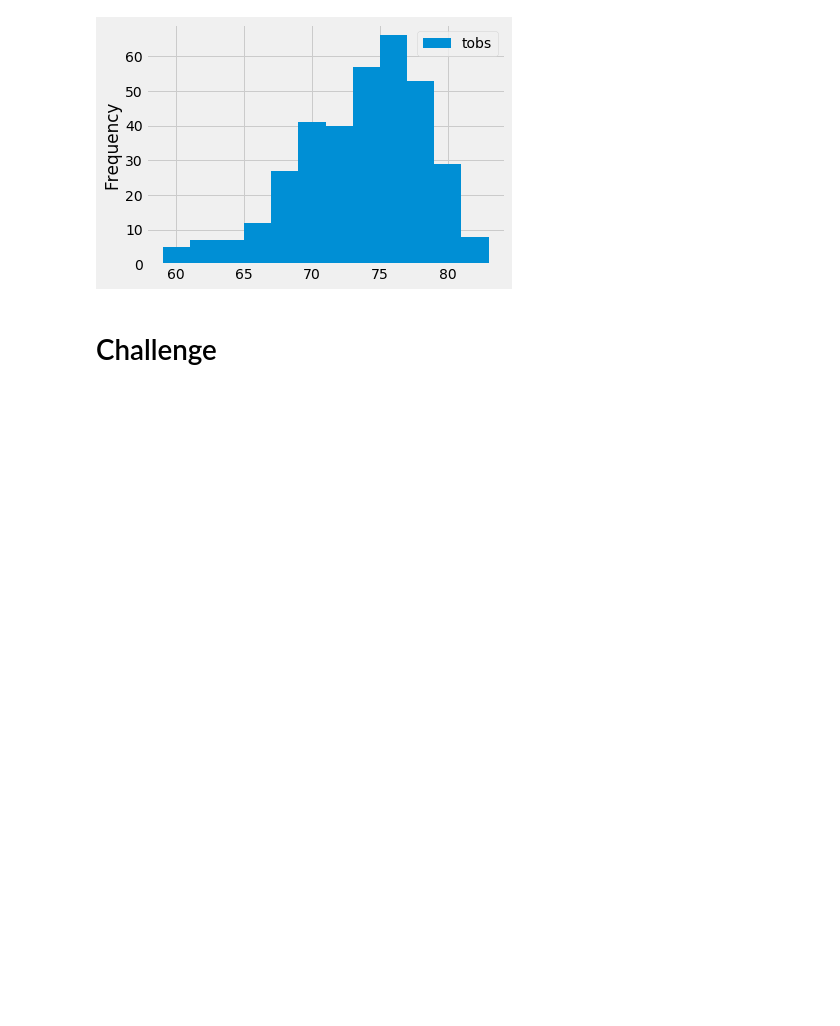
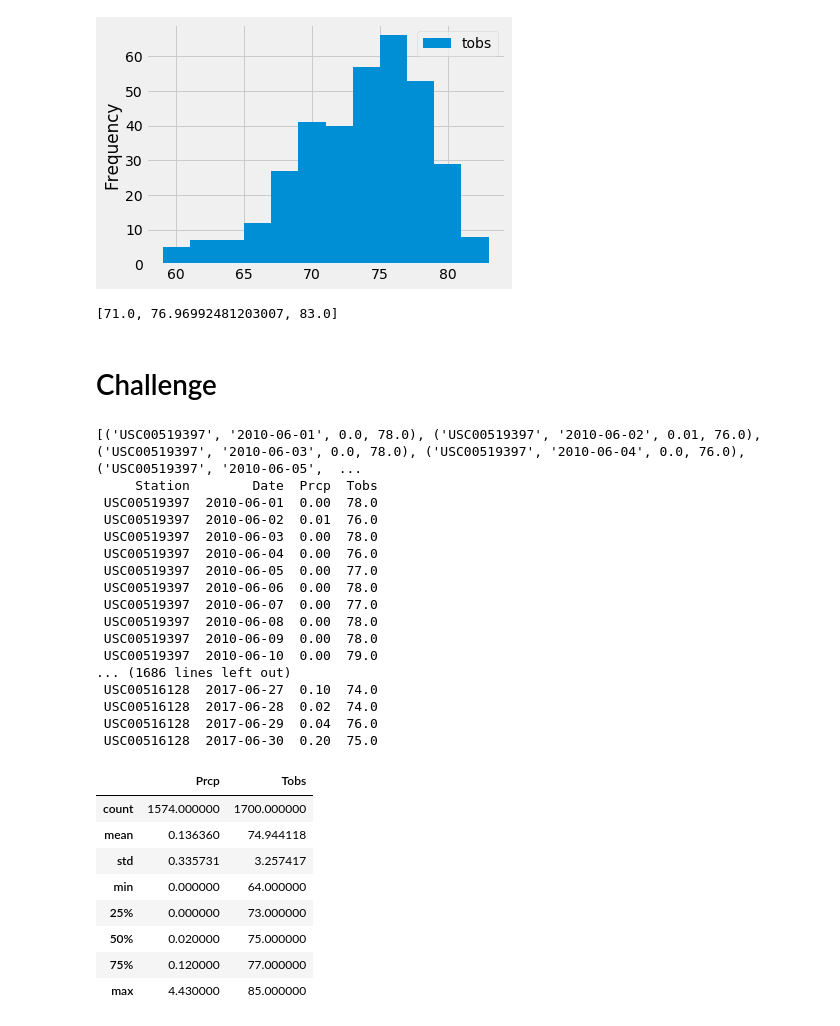
Before and after one commit to Azaima-Asghar/surfs_up, a Jupyter notebook: climate_analysis.ipynb, the cells around one changed output. Drawn from its saved outputs; the diff is of its cells as text; code cells hidden in the pictures; blank space fills up the shorter version.

```diff
--- a/climate_analysis.ipynb
+++ b/climate_analysis.ipynb
@@ -179,2 +210,44 @@ plt.tight_layout()
+# %%
+calc_temps('2017-06-1','2017-06-30')
+# %% [output]
+[71.0, 76.96992481203007, 83.0]
 # %% [markdown]
 # Challenge
+# %%
+# 1). Identify key statistical data in June across all of the stations and years using the describe() function.
+
+results = session.query(Measurement.station, Measurement.date, Measurement.prcp, Measurement.tobs). \
+            filter(extract('month', Measurement.date) == 6).all()
+print(results)
+
+# Convert the results into a dataframe.
+df = pd.DataFrame(results, columns = ('Station', 'Date', 'Prcp', 'Tobs'))
+print(df.to_string(index = False))
+df.describe()
+# %% [output]
+[('USC00519397', '2010-06-01', 0.0, 78.0), ('USC00519397', '2010-06-02', 0.01, 76.0), ('USC00519397', '2010-06-03', 0.0, 78.0), ('USC00519397', '2010-06-04', 0.0, 76.0), ('USC00519397', '2010-06-05',  ...
+     Station        Date  Prcp  Tobs
+ USC00519397  2010-06-01  0.00  78.0
+ USC00519397  2010-06-02  0.01  76.0
+ USC00519397  2010-06-03  0.00  78.0
+ USC00519397  2010-06-04  0.00  76.0
+ USC00519397  2010-06-05  0.00  77.0
+ USC00519397  2010-06-06  0.00  78.0
+ USC00519397  2010-06-07  0.00  77.0
+ USC00519397  2010-06-08  0.00  78.0
+ USC00519397  2010-06-09  0.00  78.0
+ USC00519397  2010-06-10  0.00  79.0
+... (1686 lines left out)
+ USC00516128  2017-06-27  0.10  74.0
+ USC00516128  2017-06-28  0.02  74.0
+ USC00516128  2017-06-29  0.04  76.0
+ USC00516128  2017-06-30  0.20  75.0
+|  | Prcp | Tobs |
+| count | 1574.000000 | 1700.000000 |
+| mean | 0.136360 | 74.944118 |
+| std | 0.335731 | 3.257417 |
+| min | 0.000000 | 64.000000 |
+| 25% | 0.000000 | 73.000000 |
+| 50% | 0.020000 | 75.000000 |
+| 75% | 0.120000 | 77.000000 |
+| max | 4.430000 | 85.000000 |
```
Also changed, not shown: parts of 4 cells of this notebook.
